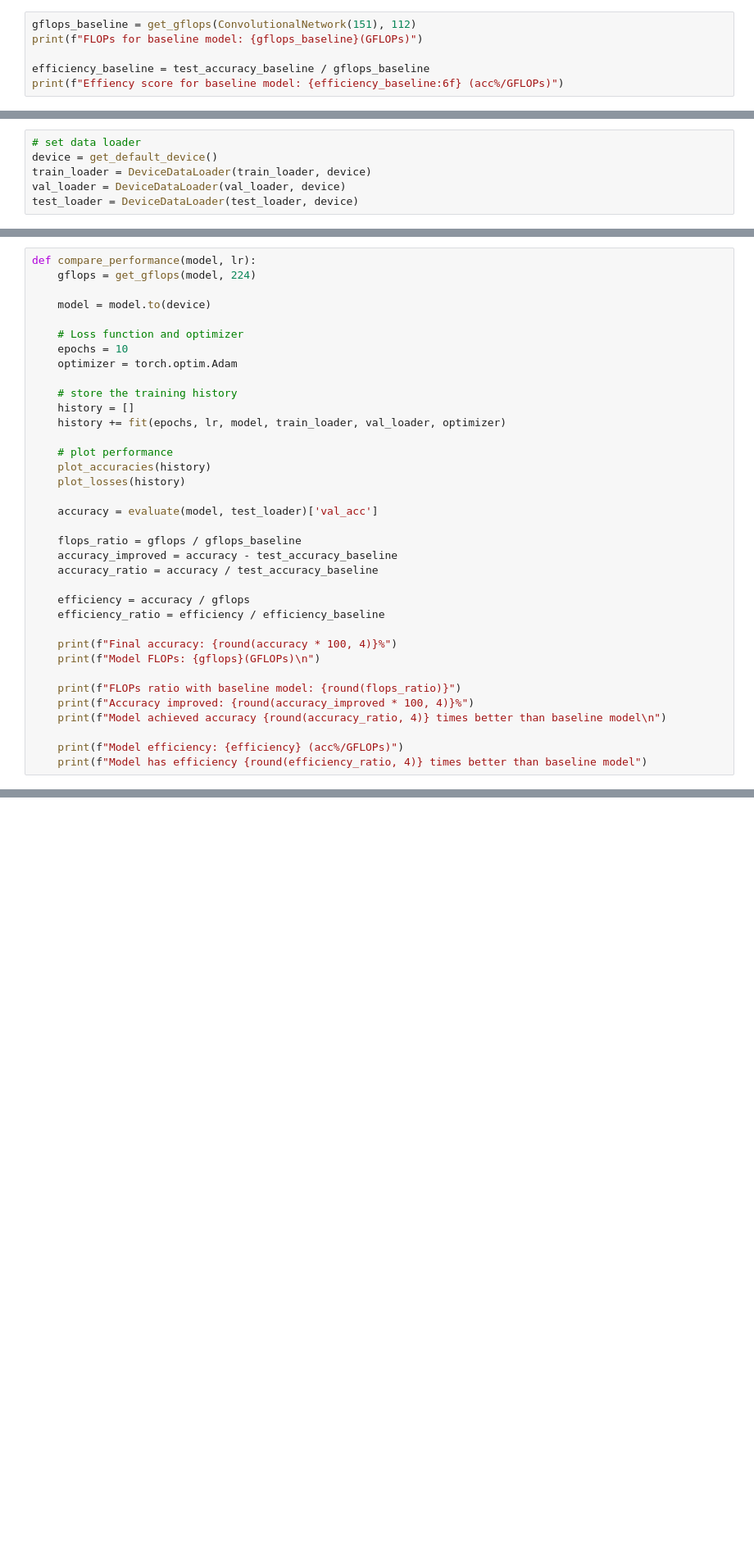
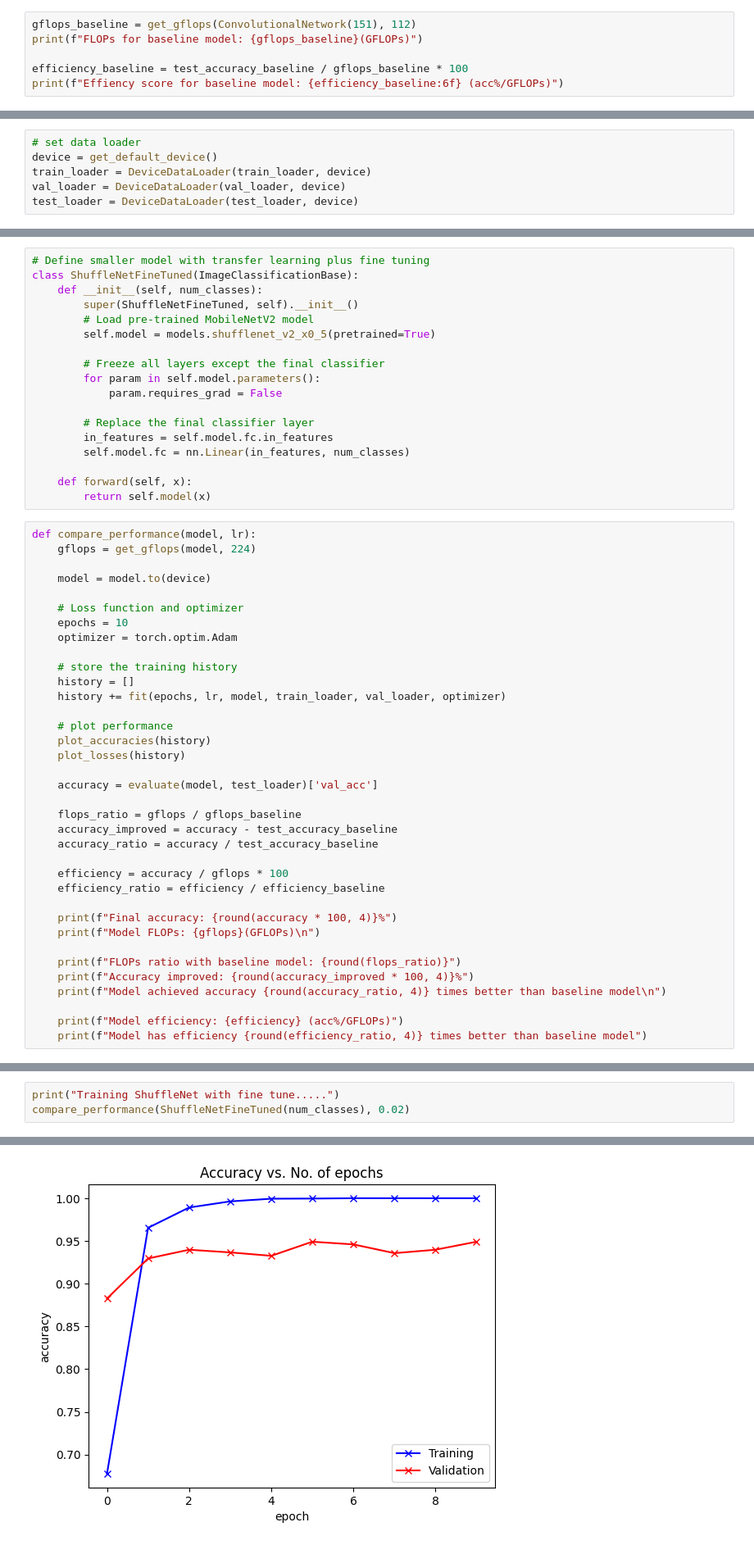
Before and after one commit to DLinh0811/CV, a Jupyter notebook: A3_Q2-2024.ipynb, the cells around one changed output, grey strips where cells are left out. Shown at 82% size. Cells and saved outputs as stored; diff of their text form; blank space fills up the shorter version.

```diff
--- a/A3_Q2-2024.ipynb
+++ b/A3_Q2-2024.ipynb
@@ -432,7 +432,7 @@ Test accuracy for baseline model: 36.0938%
 gflops_baseline = get_gflops(ConvolutionalNetwork(151), 112)
 print(f"FLOPs for baseline model: {gflops_baseline}(GFLOPs)")
 
-efficiency_baseline = test_accuracy_baseline / gflops_baseline
+efficiency_baseline = test_accuracy_baseline / gflops_baseline * 100
 print(f"Effiency score for baseline model: {efficiency_baseline:6f} (acc%/GFLOPs)")
 # %% [output]
 Unsupported operator aten::max_pool2d encountered 4 time(s)
@@ -532,6 +531,24 @@ class MnasNetFineTuned(ImageClassificationBase):
 
     def forward(self, x):
         return self.model(x)
+# %%
+# Define smaller model with transfer learning plus fine tuning
+class ShuffleNetFineTuned(ImageClassificationBase):
+    def __init__(self, num_classes):
+        super(ShuffleNetFineTuned, self).__init__()
+        # Load pre-trained MobileNetV2 model
+        self.model = models.shufflenet_v2_x0_5(pretrained=True)
+
+        # Freeze all layers except the final classifier
+        for param in self.model.parameters():
+            param.requires_grad = False
+
+        # Replace the final classifier layer
+        in_features = self.model.fc.in_features
+        self.model.fc = nn.Linear(in_features, num_classes)
+
+    def forward(self, x):
+        return self.model(x)
 # %%
 def compare_performance(model, lr):
     gflops = get_gflops(model, 224)
@@ -556,7 +573,7 @@ def compare_performance(model, lr):
     accuracy_improved = accuracy - test_accuracy_baseline
     accuracy_ratio = accuracy / test_accuracy_baseline
 
-    efficiency = accuracy / gflops
+    efficiency = accuracy / gflops * 100
     efficiency_ratio = efficiency / efficiency_baseline
 
     print(f"Final accuracy: {round(accuracy * 100, 4)}%")
@@ -646 +662,5 @@ Epoch [10], train_loss: 0.0494, val_loss: 0.6345, train_acc: 1.0000, val_acc: 0.
 ... (3 outputs left out)
+# %%
+print("Training ShuffleNet with fine tune.....")
+compare_performance(ShuffleNetFineTuned(num_classes), 0.02)
+# %% [output]
@@ -646,0 +683 @@ Epoch [10], train_loss: 0.0494, val_loss: 0.6345, train_acc: 1.0000, val_acc: 0.
+[figure, added]
```
Also changed, not shown: parts of 9 cells of this notebook, 4 other files.
